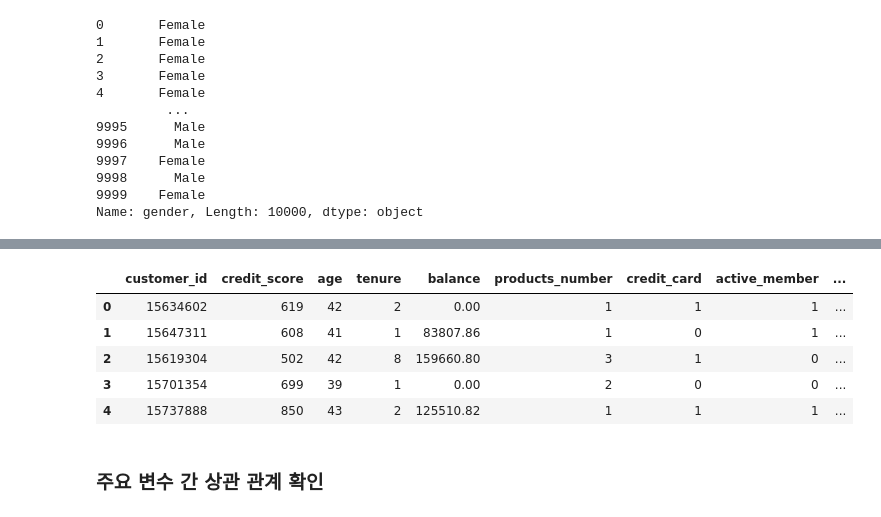
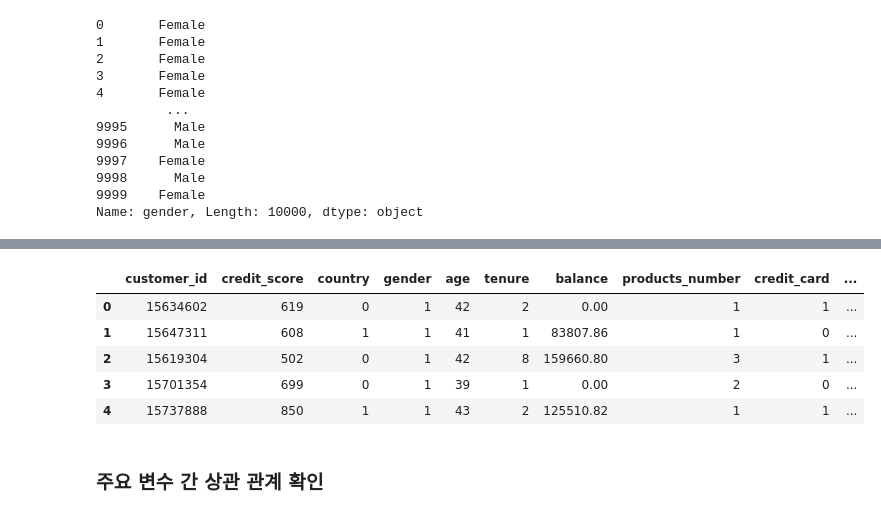
Before and after one commit to SKNETWORKS-FAMILY-AICAMP/SKN09-2nd-4Team, a Jupyter notebook: YJ.ipynb, the cells around one changed output, grey strips where cells are left out. Drawn from its saved outputs; the diff is of its cells as text; code cells hidden in the pictures.

```diff
--- a/YJ.ipynb
+++ b/YJ.ipynb
@@ -113,8 +113,10 @@ df['gender']
 9999    Female
 Name: gender, Length: 10000, dtype: object
 # %%
-df_country_encoded = pd.get_dummies(df['country'], prefix='Contry')
+# df_country_encoded = pd.get_dummies(df['country'], prefix='Contry')
 
-df = pd.concat([df, df_country_encoded], axis=1)
+# df = pd.concat([df, df_country_encoded], axis=1)
 
-df.head()
+# df.head()
+
+df['country'] = df['country'].map({'France': 0, 'Spain' : 1,'Germany':2})
@@ -128,8 +123,10 @@ df.head()
 # %%
-df_gender_encoded = df['gender'].apply(lambda x: 0 if x == 'Male' else 1)
+# df_gender_encoded = df['gender'].apply(lambda x: 0 if x == 'Male' else 1)
 
-df_gender_encoded.name = 'gender_encoded'
+# df_gender_encoded.name = 'gender_encoded'
 
-df = pd.concat([df, df_gender_encoded], axis=1)
+# df = pd.concat([df, df_gender_encoded], axis=1)
 
-df.head(10)
+# df.head(10)
+
+df['gender'] = df['gender'].map({'Male': 0, 'Female' : 1})
@@ -148,16 +133,16 @@ df.head(10)
 # %%
 # 데이터프레임에서 'country'와 'gender' 열 삭제
-df.drop(['country', 'gender'], axis=1, inplace=True)
+# df.drop(['country', 'gender'], axis=1, inplace=True)
 
 # 변경된 데이터프레임 확인
 df.head()
 # %% [output]
-|  | customer_id | credit_score | age | tenure | balance | products_number | credit_card | active_member | ... |
-| 0 | 15634602 | 619 | 42 | 2 | 0.00 | 1 | 1 | 1 | ... |
-| 1 | 15647311 | 608 | 41 | 1 | 83807.86 | 1 | 0 | 1 | ... |
-| 2 | 15619304 | 502 | 42 | 8 | 159660.80 | 3 | 1 | 0 | ... |
-| 3 | 15701354 | 699 | 39 | 1 | 0.00 | 2 | 0 | 0 | ... |
-| 4 | 15737888 | 850 | 43 | 2 | 125510.82 | 1 | 1 | 1 | ... |
+|  | customer_id | credit_score | country | gender | age | tenure | balance | products_number | credit_card | ... |
+| 0 | 15634602 | 619 | 0 | 1 | 42 | 2 | 0.00 | 1 | 1 | ... |
+| 1 | 15647311 | 608 | 1 | 1 | 41 | 1 | 83807.86 | 1 | 0 | ... |
+| 2 | 15619304 | 502 | 0 | 1 | 42 | 8 | 159660.80 | 3 | 1 | ... |
+| 3 | 15701354 | 699 | 0 | 1 | 39 | 1 | 0.00 | 2 | 0 | ... |
+| 4 | 15737888 | 850 | 1 | 1 | 43 | 2 | 125510.82 | 1 | 1 | ... |
 # %% [markdown]
 ### 주요 변수 간 상관 관계 확인
 # %%
```
Also changed, not shown: parts of 9 cells of this notebook.
